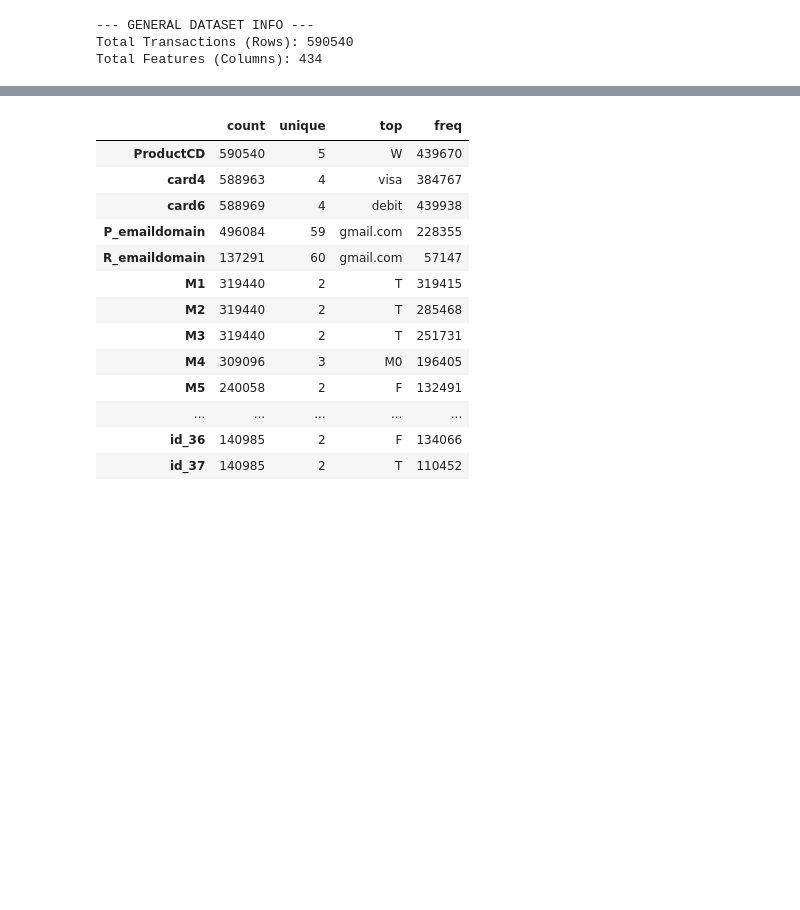
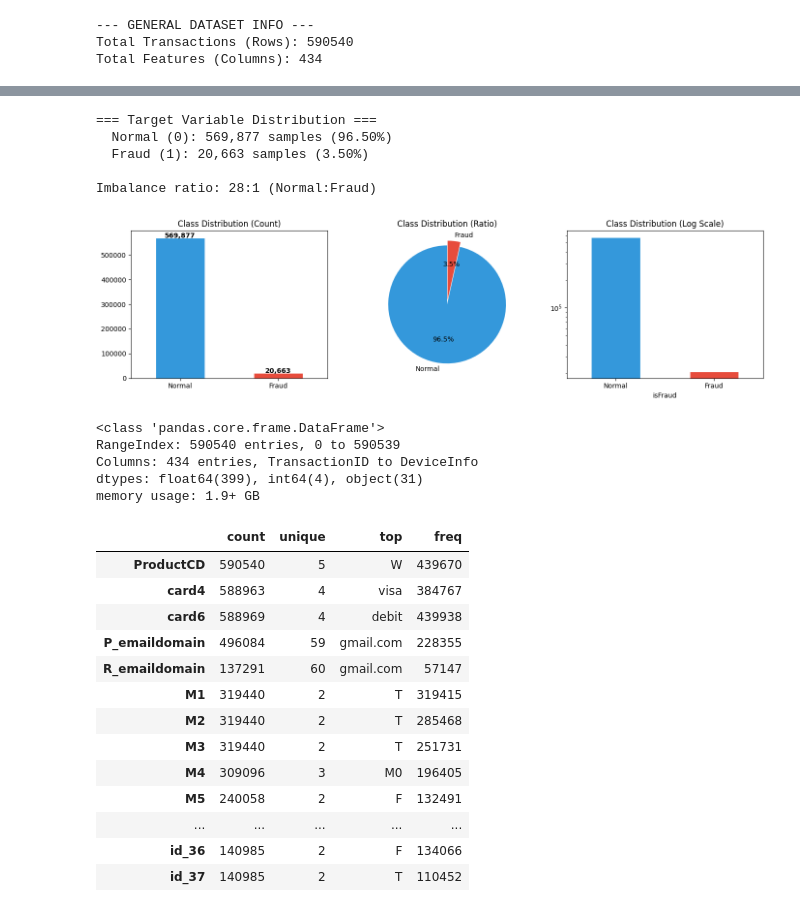
Before and after one commit to baykalfurkan/credit_card_fraud_detection, a Jupyter notebook: notebooks/01_data_exploration.ipynb, the cells around one changed output, grey strips where cells are left out. Drawn from its saved outputs; the diff is of its cells as text; code cells hidden in the pictures; blank space fills up the shorter version.

```diff
--- a/notebooks/01_data_exploration.ipynb
+++ b/notebooks/01_data_exploration.ipynb
@@ -90,3 +83,62 @@ train_dt.describe().round(2)
+# %%
+# Class Distribution in the Target Variable 'isFraud'
+target_distribution = train_dt['isFraud'].value_counts()
+target_ratio        = train_dt['isFraud'].value_counts(normalize=True) * 100
+
+print('=== Target Variable Distribution ===')
+for label_val in [0, 1]:
+    label_text = 'Normal (0)' if label_val == 0 else 'Fraud (1)'
+    print(f'  {label_text}: {target_distribution[label_val]:6,} samples ({target_ratio[label_val]:.2f}%)')
+
+imbalance_ratio = target_distribution[0] / target_distribution[1]
+print(f'\nImbalance ratio: {imbalance_ratio:.0f}:1 (Normal:Fraud)')
+# %% [output]
+=== Target Variable Distribution ===
+  Normal (0): 569,877 samples (96.50%)
+  Fraud (1): 20,663 samples (3.50%)
+
+Imbalance ratio: 28:1 (Normal:Fraud)
+# %%
+# Target Visualization
+fig, axes = plt.subplots(1, 3, figsize=(14, 4))
+
+# Bar chart
+target_distribution.plot(kind='bar', ax=axes[0],
+                   color=['#3498db', '#e74c3c'], edgecolor='white', rot=0)
+axes[0].set_title('Class Distribution (Count)')
+axes[0].set_xlabel('')
+axes[0].set_xticklabels(['Normal', 'Fraud'])
+for i, v in enumerate(target_distribution.values):
+    axes[0].text(i, v + 30, f'{v:,}', ha='center', fontweight='bold')
+
+# Pie chart
+axes[1].pie(target_distribution.values,
+            labels=['Normal', 'Fraud'],
+            colors=['#3498db', '#e74c3c'],
+            autopct='%1.1f%%',
+            startangle=90,
+            explode=[0, 0.08])
+axes[1].set_title('Class Distribution (Ratio)')
+
+# Log scale — To better visualize the minority class
+target_distribution.plot(kind='bar', ax=axes[2],
+                   color=['#3498db', '#e74c3c'], edgecolor='white', rot=0)
+axes[2].set_yscale('log')
+axes[2].set_title('Class Distribution (Log Scale)')
+axes[2].set_xticklabels(['Normal', 'Fraud'])
+
+plt.tight_layout()
+plt.show()
+# %% [output]
+[figure, added]
+# %%
+train_dt.info()
+# %% [output]
+<class 'pandas.core.frame.DataFrame'>
+RangeIndex: 590540 entries, 0 to 590539
+Columns: 434 entries, TransactionID to DeviceInfo
+dtypes: float64(399), int64(4), object(31)
+memory usage: 1.9+ GB
 # %%
 train_dt.describe(include='object').T
 # %% [output]
```
Also changed, not shown: parts of 9 cells of this notebook.
